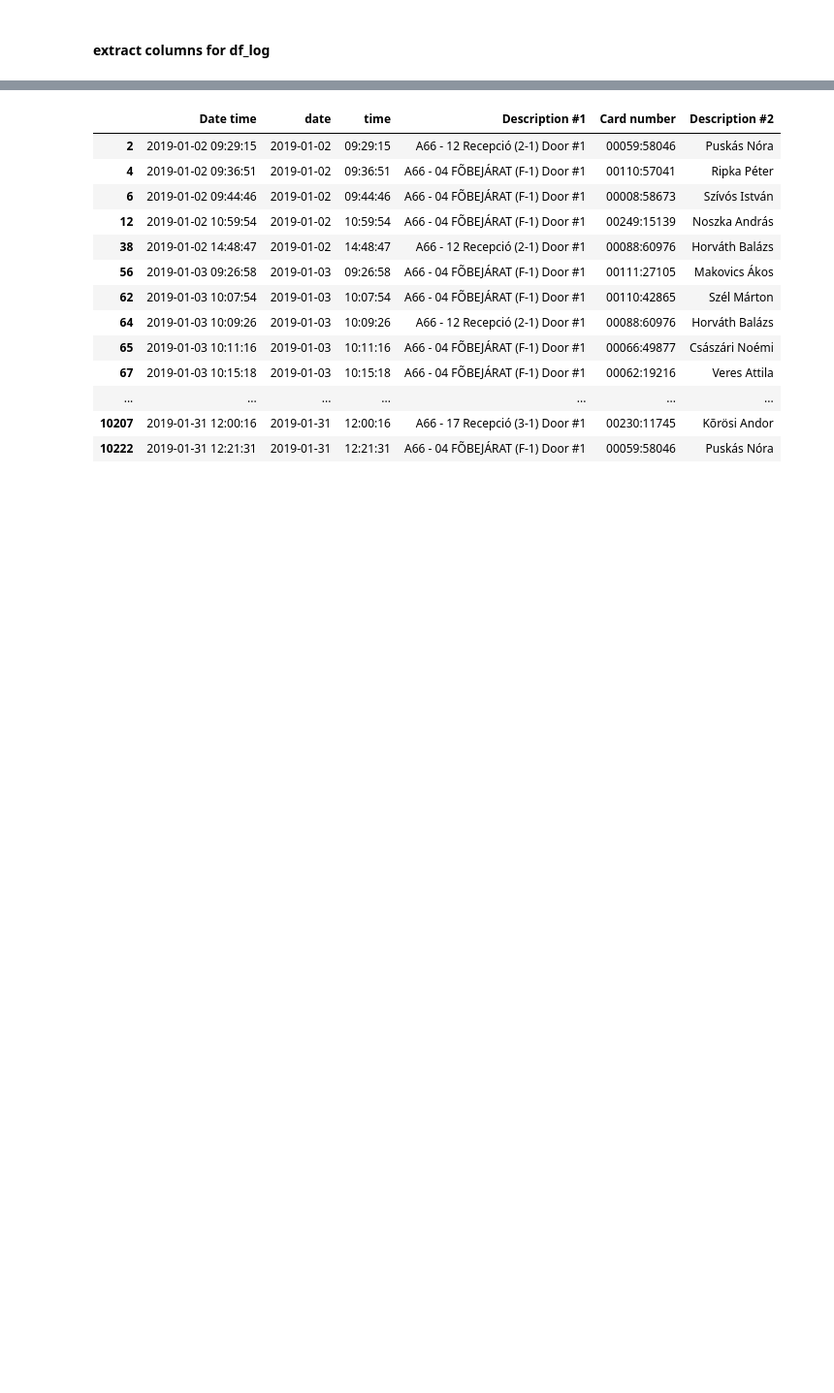
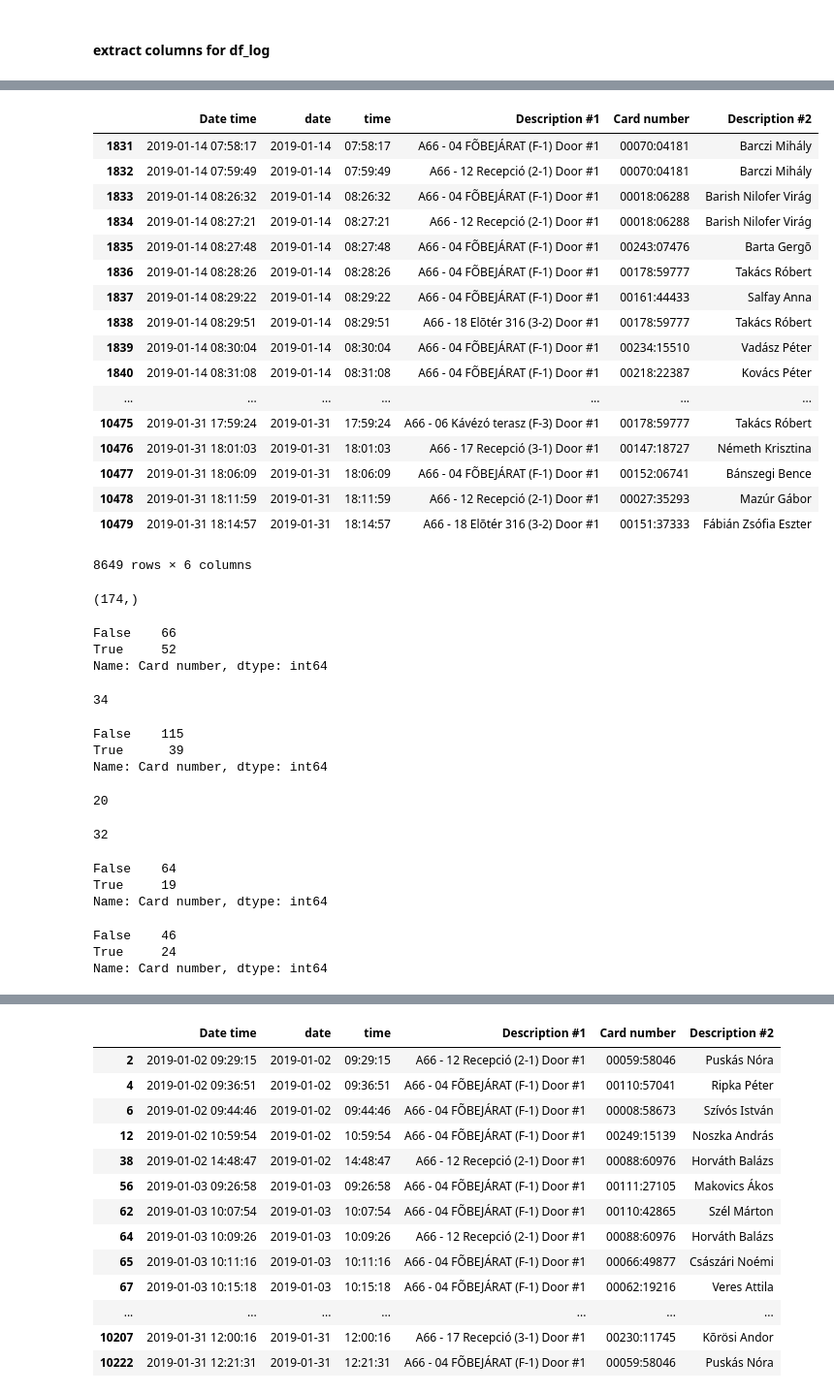
Before and after one commit to green-fox-academy/Yuan-EPAM, a Jupyter notebook: week-02/day-5/project_doors.ipynb, the cells around one changed output, grey strips where cells are left out. Shown: that part at 97% size. Saved outputs shown, nothing was run; the diff lists cells and outputs as text; code cells hidden in the pictures; blank space fills up the shorter version.

```diff
--- a/week-02/day-5/project_doors.ipynb
+++ b/week-02/day-5/project_doors.ipynb
@@ -417,0 +152,8 @@ Name: time, Length: 115, dtype: object>
+# %%
+sub_cols = np.array(['Date time', 'date', 'time', 'Description #1',
+                     'Card number', 'Description #2', 'Event message'])
+doors = np.array(['A66 - 04 FÕBEJÁRAT (F-1) Door #1',
+                      'A66 - 12 Recepció (2-1) Door #1',
+                      'A66 - 17 Recepció (3-1) Door #1',
+                      'A66 - 06 Kávézó terasz (F-3) Door #1',
+                      'A66 - 18 Elõtér 316 (3-2) Door #1'])
@@ -417,0 +430,70 @@ Name: time, Length: 115, dtype: object>
+# %%
+df_logs_after_14 = df_logs[df_logs['date'] >= '2019-01-14']
+df_logs_after_14[sub_cols]
+# %% [output]
+|  | Date time | date | time | Description #1 | Card number | Description #2 |
+| 1831 | 2019-01-14 07:58:17 | 2019-01-14 | 07:58:17 | A66 - 04 FÕBEJÁRAT (F-1) Door #1 | 00070:04181 | Barczi Mihály |
+| 1832 | 2019-01-14 07:59:49 | 2019-01-14 | 07:59:49 | A66 - 12 Recepció (2-1) Door #1 | 00070:04181 | Barczi Mihály |
+| 1833 | 2019-01-14 08:26:32 | 2019-01-14 | 08:26:32 | A66 - 04 FÕBEJÁRAT (F-1) Door #1 | 00018:06288 | Barish Nilofer Virág |
+| 1834 | 2019-01-14 08:27:21 | 2019-01-14 | 08:27:21 | A66 - 12 Recepció (2-1) Door #1 | 00018:06288 | Barish Nilofer Virág |
+| 1835 | 2019-01-14 08:27:48 | 2019-01-14 | 08:27:48 | A66 - 04 FÕBEJÁRAT (F-1) Door #1 | 00243:07476 | Barta Gergõ |
+| 1836 | 2019-01-14 08:28:26 | 2019-01-14 | 08:28:26 | A66 - 04 FÕBEJÁRAT (F-1) Door #1 | 00178:59777 | Takács Róbert |
+| 1837 | 2019-01-14 08:29:22 | 2019-01-14 | 08:29:22 | A66 - 04 FÕBEJÁRAT (F-1) Door #1 | 00161:44433 | Salfay Anna |
+| 1838 | 2019-01-14 08:29:51 | 2019-01-14 | 08:29:51 | A66 - 18 Elõtér 316 (3-2) Door #1 | 00178:59777 | Takács Róbert |
+| 1839 | 2019-01-14 08:30:04 | 2019-01-14 | 08:30:04 | A66 - 04 FÕBEJÁRAT (F-1) Door #1 | 00234:15510 | Vadász Péter |
+| 1840 | 2019-01-14 08:31:08 | 2019-01-14 | 08:31:08 | A66 - 04 FÕBEJÁRAT (F-1) Door #1 | 00218:22387 | Kovács Péter |
+| ... | ... | ... | ... | ... | ... | ... |
+| 10475 | 2019-01-31 17:59:24 | 2019-01-31 | 17:59:24 | A66 - 06 Kávézó terasz (F-3) Door #1 | 00178:59777 | Takács Róbert |
+| 10476 | 2019-01-31 18:01:03 | 2019-01-31 | 18:01:03 | A66 - 17 Recepció (3-1) Door #1 | 00147:18727 | Németh Krisztina |
+| 10477 | 2019-01-31 18:06:09 | 2019-01-31 | 18:06:09 | A66 - 04 FÕBEJÁRAT (F-1) Door #1 | 00152:06741 | Bánszegi Bence |
+| 10478 | 2019-01-31 18:11:59 | 2019-01-31 | 18:11:59 | A66 - 12 Recepció (2-1) Door #1 | 00027:35293 | Mazúr Gábor |
+| 10479 | 2019-01-31 18:14:57 | 2019-01-31 | 18:14:57 | A66 - 18 Elõtér 316 (3-2) Door #1 | 00151:37333 | Fábián Zsófia Eszter |
+8649 rows × 6 columns
+# %%
+df_logs_after_14['Card number'].value_counts().shape
+# %% [output]
+(174,)
+# %%
+df_logs_door_21 = df_logs_after_14[df_logs_after_14['Description #1'] == 'A66 - 12 Recepció (2-1) Door #1'][sub_cols]
+pd.Series(df_logs_door_21['Card number'].value_counts() > 14).value_counts()
+# %% [output]
+False    66
+True     52
+Name: Card number, dtype: int64
+# %%
+df_logs_door_21_count13 = pd.Series(df_logs_door_21['Card number'].value_counts() > 20)
+people_21 = df_logs_door_21_count13.index[df_logs_door_21_count13.values].values
+len(people_21)
+# %% [output]
+34
+# %%
+df_logs_door_31 = df_logs_after_14[df_logs_after_14['Description #1'] == 'A66 - 17 Recepció (3-1) Door #1'][sub_cols]
+pd.Series(df_logs_door_31['Card number'].value_counts() > 14).value_counts()
+# %% [output]
+False    115
+True      39
+Name: Card number, dtype: int64
+# %%
+df_logs_door_31_count13 = pd.Series(df_logs_door_31['Card number'].value_counts() > 20)
+people_31 = df_logs_door_31_count13.index[df_logs_door_31_count13.values].values
+len(people_31)
+# %% [output]
+20
+# %%
+len(set(people_21) - set(people_31))
+# %% [output]
+32
+# %%
+df_logs_door_32 = df_logs[df_logs['Description #1'] == 'A66 - 18 Elõtér 316 (3-2) Door #1'][sub_cols]
+pd.Series(df_logs_door_32['Card number'].value_counts() > 13).value_counts()
+# %% [output]
+False    64
+True     19
+Name: Card number, dtype: int64
+# %%
+df_logs_door_F3 = df_logs[df_logs['Description #1'] == 'A66 - 06 Kávézó terasz (F-3) Door #1'][sub_cols]
+pd.Series(df_logs_door_F3['Card number'].value_counts() > 13).value_counts()
+# %% [output]
+False    46
+True     24
+Name: Card number, dtype: int64
```
Also changed, not shown: parts of 67 cells of this notebook.
